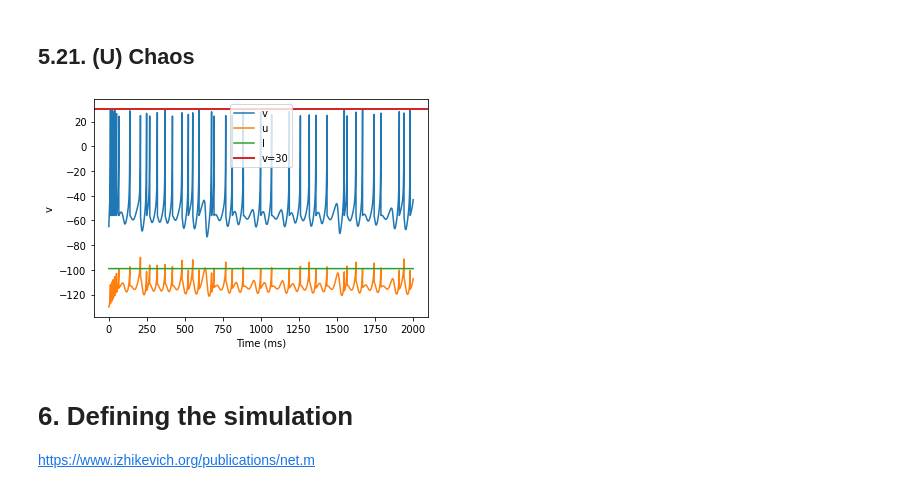
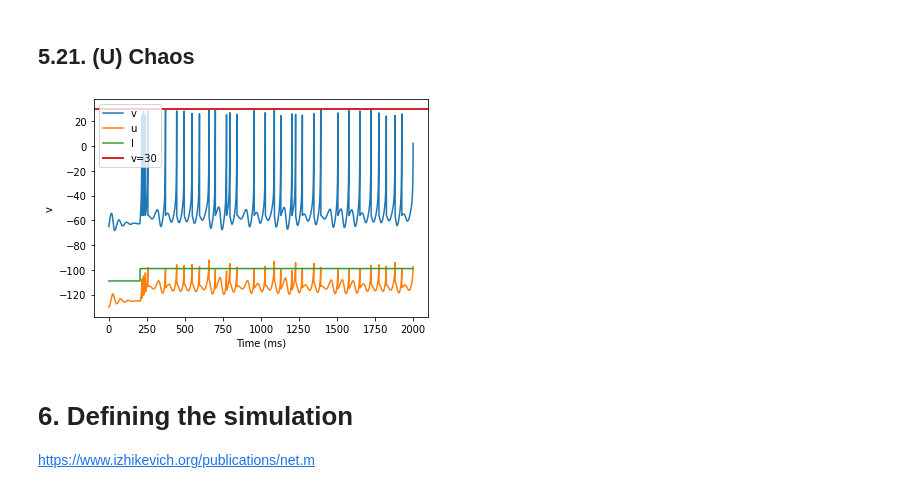
Before and after one commit to juletx/spiking-neural-network, a Jupyter notebook: notebooks/P44_Izhikevich_SNN_Model_NN_D2.ipynb, the cells around one changed output. Drawn from its saved outputs; the diff is of its cells as text; code cells hidden in the pictures.

```diff
--- a/notebooks/P44_Izhikevich_SNN_Model_NN_D2.ipynb
+++ b/notebooks/P44_Izhikevich_SNN_Model_NN_D2.ipynb
@@ -226,9 +230,9 @@ model(a=0.05, b=0.26, c=-60, d=0, fI='2', V=-62, tau=1/0.25, duration=2000)
 # %% [markdown]
 ## 5.21. (U) Chaos
 # %%
-model(a=0.2, b=2, c=-56, d=-16, fI=-99, tau=1/0.2, duration=2000)
+model(a=0.2, b=2, c=-56, d=-16, fI='int(t/ms>200)*-99 + int(t/ms<=200)*-109', tau=1/0.2, duration=2000)
 # %% [output]
-[figure, old version]
+[figure, new version]
 # %% [markdown]
 # 6. Defining the simulation
 https://www.izhikevich.org/publications/net.m
```
Also changed, not shown: parts of 11 cells of this notebook.
